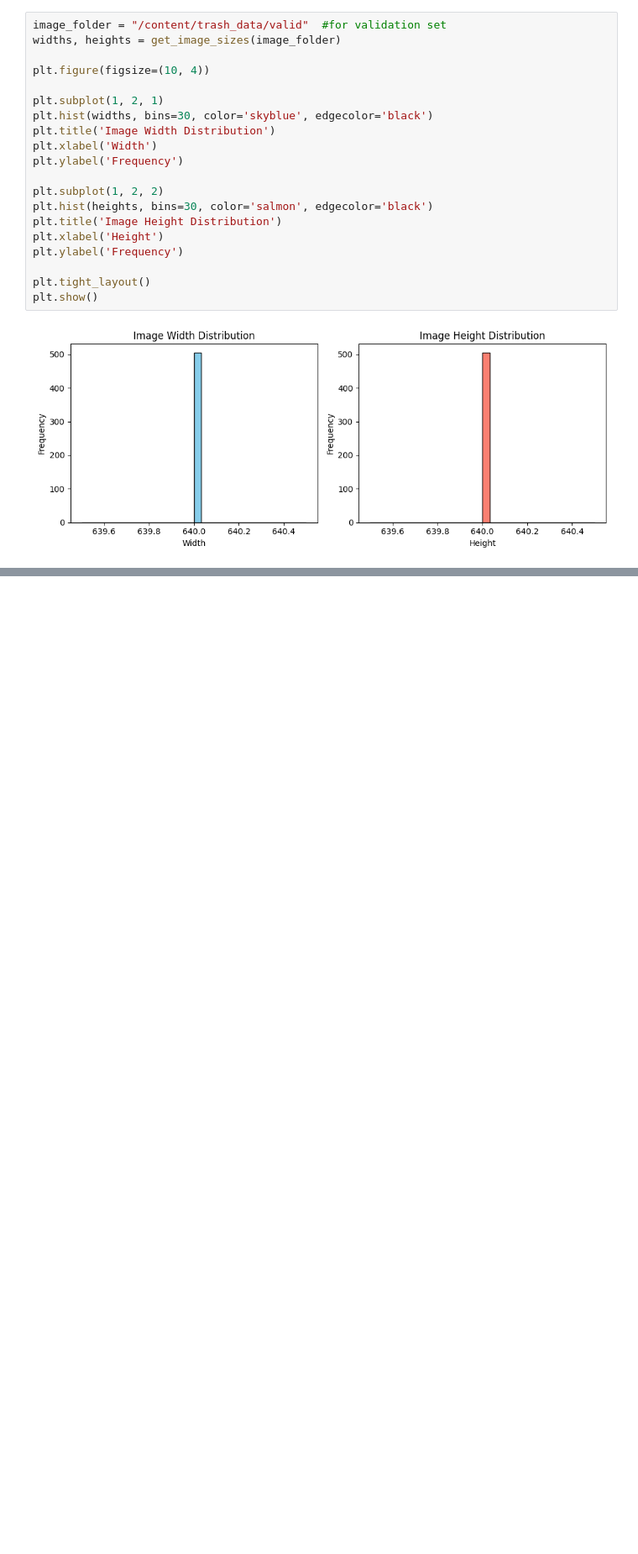
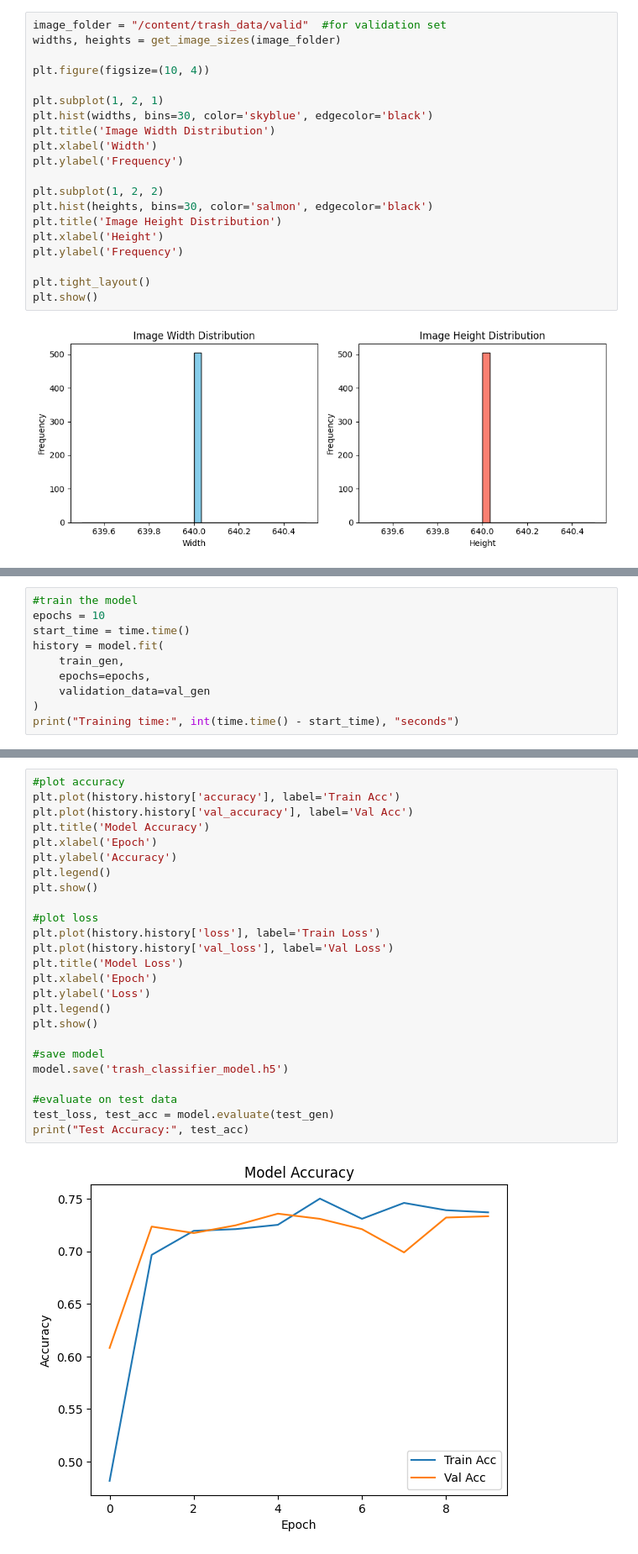
Before and after one commit to himanshhh/Smart_Waste_Management, a Jupyter notebook: notebooks/dissertation_artefact.ipynb, the cells around one changed output, grey strips where cells are left out. Shown at 84% size. Cells and saved outputs as stored; diff of their text form; blank space fills up the shorter version.

```diff
--- a/notebooks/dissertation_artefact.ipynb
+++ b/notebooks/dissertation_artefact.ipynb
@@ -215,0 +366,10 @@ plt.show()
+# %%
+#train the model
+epochs = 10
+start_time = time.time()
+history = model.fit(
+    train_gen,
+    epochs=epochs,
+    validation_data=val_gen
+)
+print("Training time:", int(time.time() - start_time), "seconds")
@@ -215,0 +394,27 @@ plt.show()
+# %%
+#plot accuracy
+plt.plot(history.history['accuracy'], label='Train Acc')
+plt.plot(history.history['val_accuracy'], label='Val Acc')
+plt.title('Model Accuracy')
+plt.xlabel('Epoch')
+plt.ylabel('Accuracy')
+plt.legend()
+plt.show()
+
+#plot loss
+plt.plot(history.history['loss'], label='Train Loss')
+plt.plot(history.history['val_loss'], label='Val Loss')
+plt.title('Model Loss')
+plt.xlabel('Epoch')
+plt.ylabel('Loss')
+plt.legend()
+plt.show()
+
+#save model
+model.save('trash_classifier_model.h5')
+
+#evaluate on test data
+test_loss, test_acc = model.evaluate(test_gen)
+print("Test Accuracy:", test_acc)
+# %% [output]
+[figure, added]
```
Also changed, not shown: parts of 9 cells of this notebook.
